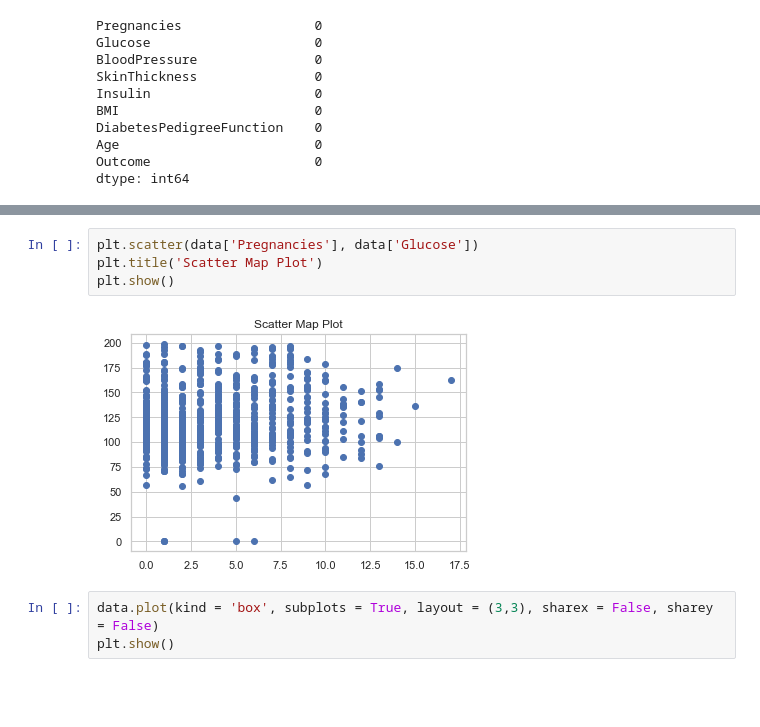
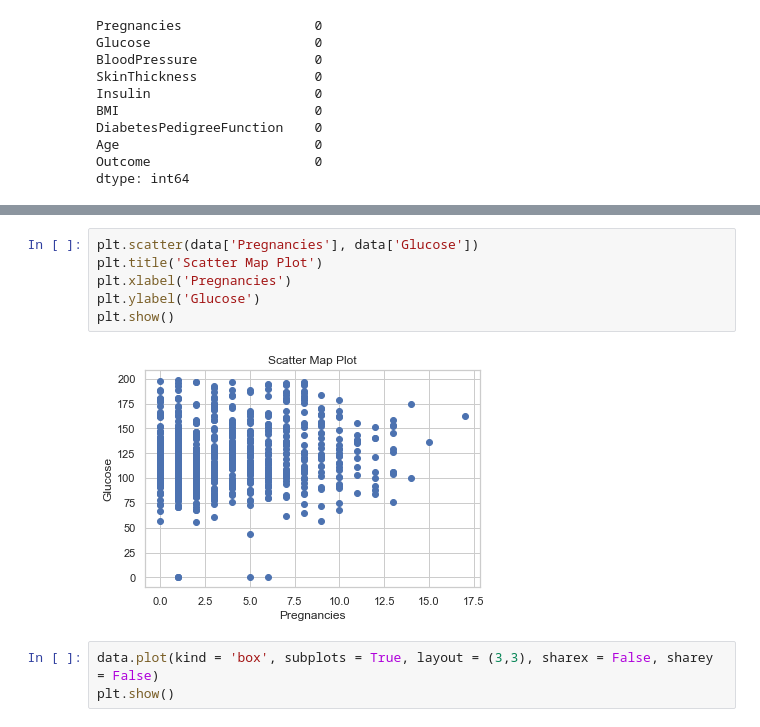
Before and after one commit to Lovestrant/ML-Practicals, a Jupyter notebook: Assignment 1, usingLogistics Regression.ipynb, the cells around one changed output, grey strips where cells are left out. Saved outputs shown, nothing was run; the diff lists cells and outputs as text; blank space fills up the shorter version.

```diff
--- a/Assignment 1, usingLogistics Regression.ipynb
+++ b/Assignment 1, usingLogistics Regression.ipynb
@@ -81,9 +81,11 @@ data.head(10)
 # %%
 plt.scatter(data['Pregnancies'], data['Glucose'])
 plt.title('Scatter Map Plot')
+plt.xlabel('Pregnancies')
+plt.ylabel('Glucose')
 plt.show()
 # %% [output]
-[figure, old version]
+[figure, new version]
 # %%
 data.plot(kind = 'box', subplots = True, layout = (3,3), sharex = False, sharey = False)
 plt.show()
```
Also changed, not shown: parts of 9 cells of this notebook, 2 other files.
